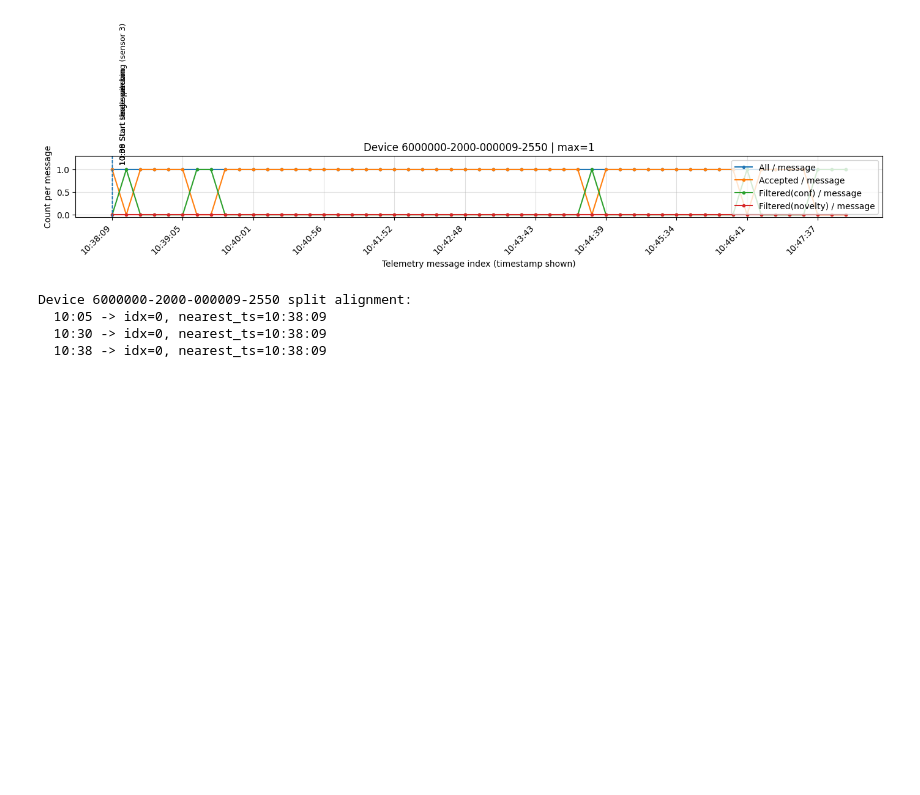
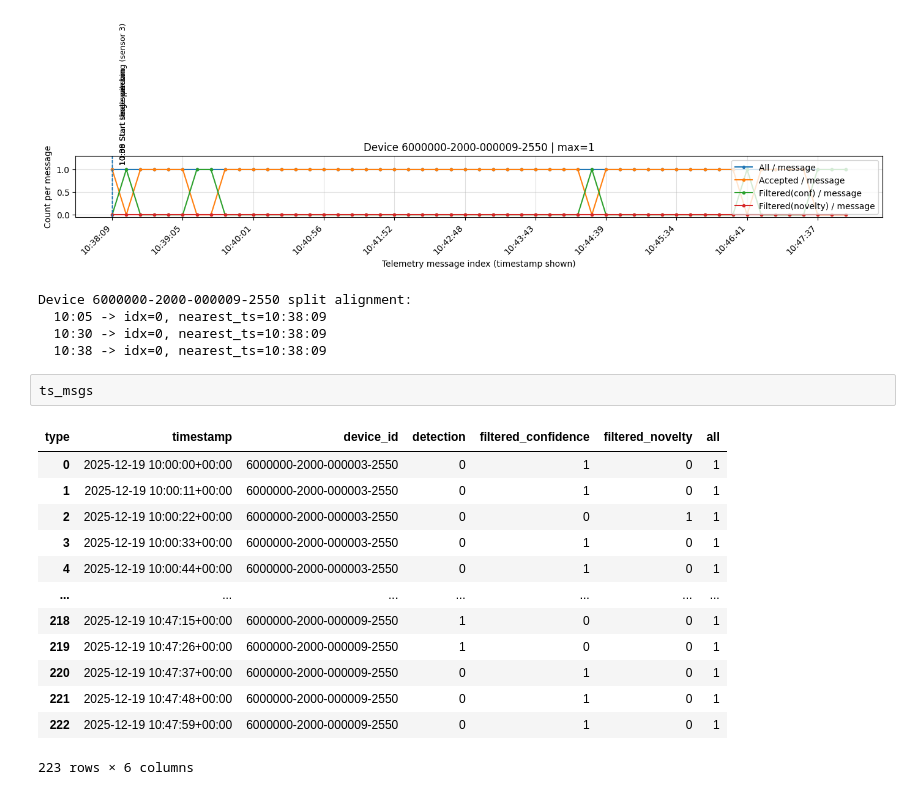
Before and after one commit to klymya/pg-research, a Jupyter notebook: alif_beta/base_smoothinbg.ipynb, the cells around one changed output. Drawn from its saved outputs; the diff is of its cells as text; blank space fills up the shorter version.

```diff
--- a/alif_beta/base_smoothinbg.ipynb
+++ b/alif_beta/base_smoothinbg.ipynb
@@ -406,3 +387,19 @@ Device 6000000-2000-000009-2550 split alignment:
   10:05 -> idx=0, nearest_ts=10:38:09
   10:30 -> idx=0, nearest_ts=10:38:09
   10:38 -> idx=0, nearest_ts=10:38:09
+# %%
+ts_msgs
+# %% [output]
+| type | timestamp | device_id | detection | filtered_confidence | filtered_novelty | all |
+| 0 | 2025-12-19 10:00:00+00:00 | 6000000-2000-000003-2550 | 0 | 1 | 0 | 1 |
+| 1 | 2025-12-19 10:00:11+00:00 | 6000000-2000-000003-2550 | 0 | 1 | 0 | 1 |
+| 2 | 2025-12-19 10:00:22+00:00 | 6000000-2000-000003-2550 | 0 | 0 | 1 | 1 |
+| 3 | 2025-12-19 10:00:33+00:00 | 6000000-2000-000003-2550 | 0 | 1 | 0 | 1 |
+| 4 | 2025-12-19 10:00:44+00:00 | 6000000-2000-000003-2550 | 0 | 1 | 0 | 1 |
+| ... | ... | ... | ... | ... | ... | ... |
+| 218 | 2025-12-19 10:47:15+00:00 | 6000000-2000-000009-2550 | 1 | 0 | 0 | 1 |
+| 219 | 2025-12-19 10:47:26+00:00 | 6000000-2000-000009-2550 | 1 | 0 | 0 | 1 |
+| 220 | 2025-12-19 10:47:37+00:00 | 6000000-2000-000009-2550 | 0 | 1 | 0 | 1 |
+| 221 | 2025-12-19 10:47:48+00:00 | 6000000-2000-000009-2550 | 0 | 1 | 0 | 1 |
+| 222 | 2025-12-19 10:47:59+00:00 | 6000000-2000-000009-2550 | 0 | 1 | 0 | 1 |
+223 rows × 6 columns
```
Also changed, not shown: parts of 6 cells of this notebook, 48 other files.
